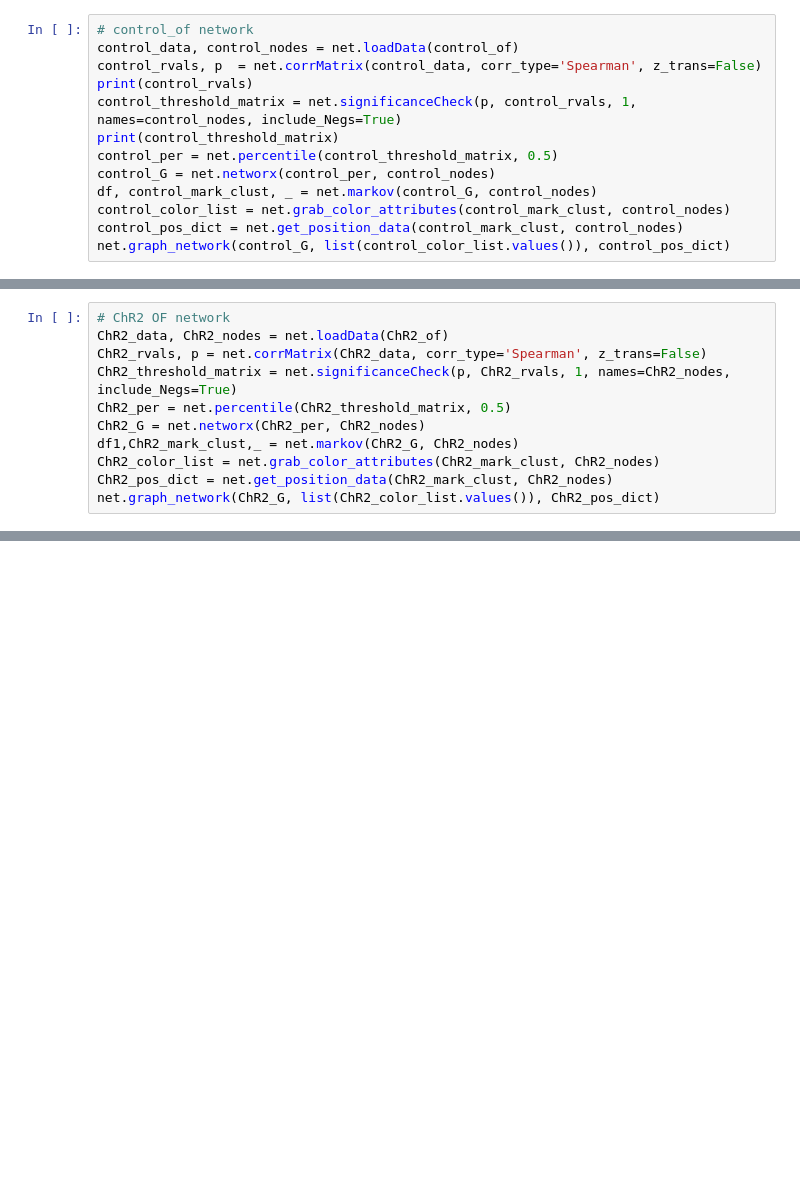
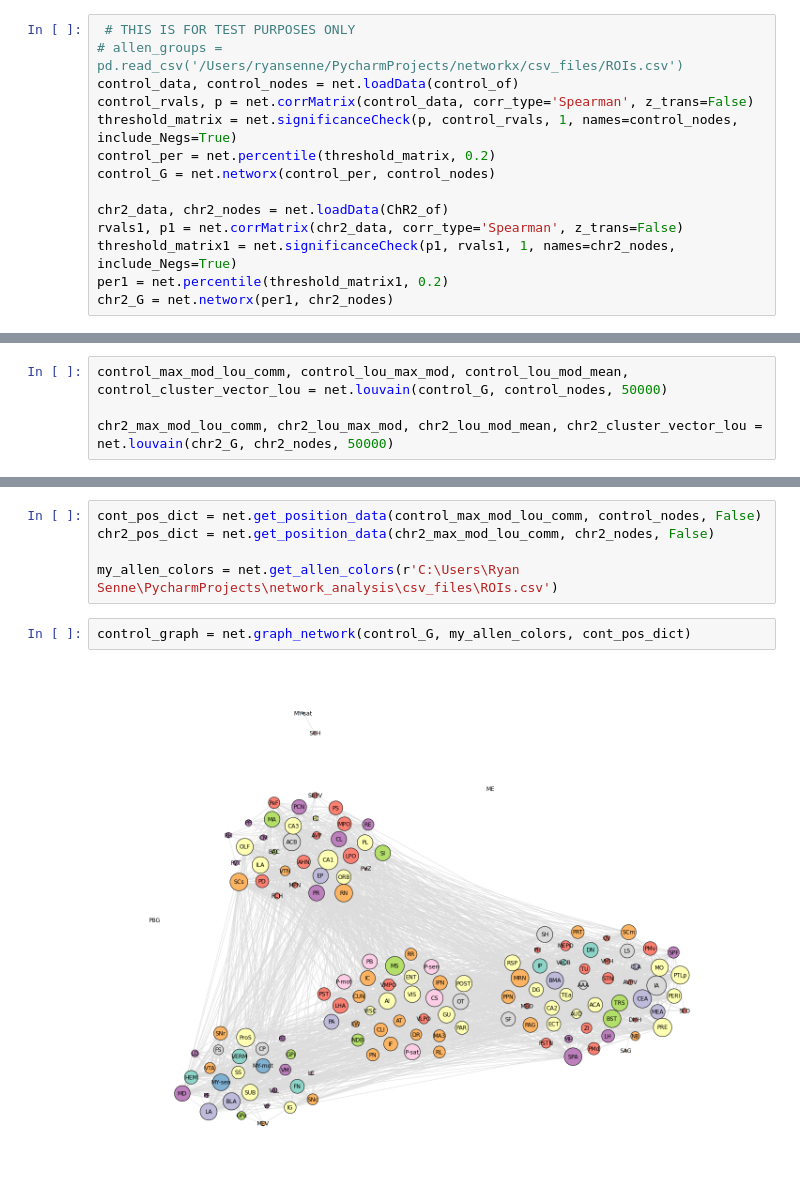
Before and after one commit to rsenne/network_analysis, a Jupyter notebook: ryan_analysis_notebook.ipynb, the cells around one changed output, grey strips where cells are left out. Saved outputs shown, nothing was run; the diff lists cells and outputs as text; blank space fills up the shorter version.

```diff
--- a/ryan_analysis_notebook.ipynb
+++ b/ryan_analysis_notebook.ipynb
@@ -10,13 +15,14 @@ ChR2_of = r'C:\Users\Ryan Senne\PycharmProjects\network_analysis\csv_files\Contr
 # %%
-# control_of network
+ # THIS IS FOR TEST PURPOSES ONLY
+# allen_groups = pd.read_csv('/Users/ryansenne/PycharmProjects/networkx/csv_files/ROIs.csv')
 control_data, control_nodes = net.loadData(control_of)
-control_rvals, p  = net.corrMatrix(control_data, corr_type='Spearman', z_trans=False)
-print(control_rvals)
-control_threshold_matrix = net.significanceCheck(p, control_rvals, 1, names=control_nodes, include_Negs=True)
-print(control_threshold_matrix)
-control_per = net.percentile(control_threshold_matrix, 0.5)
+control_rvals, p = net.corrMatrix(control_data, corr_type='Spearman', z_trans=False)
+threshold_matrix = net.significanceCheck(p, control_rvals, 1, names=control_nodes, include_Negs=True)
+control_per = net.percentile(threshold_matrix, 0.2)
 control_G = net.networx(control_per, control_nodes)
-df, control_mark_clust, _ = net.markov(control_G, control_nodes)
-control_color_list = net.grab_color_attributes(control_mark_clust, control_nodes)
-control_pos_dict = net.get_position_data(control_mark_clust, control_nodes)
-net.graph_network(control_G, list(control_color_list.values()), control_pos_dict)
+
+chr2_data, chr2_nodes = net.loadData(ChR2_of)
+rvals1, p1 = net.corrMatrix(chr2_data, corr_type='Spearman', z_trans=False)
+threshold_matrix1 = net.significanceCheck(p1, rvals1, 1, names=chr2_nodes, include_Negs=True)
+per1 = net.percentile(threshold_matrix1, 0.2)
+chr2_G = net.networx(per1, chr2_nodes)
@@ -65,11 +28,0 @@ control_hub
-# %%
-# ChR2 OF network
-ChR2_data, ChR2_nodes = net.loadData(ChR2_of)
-ChR2_rvals, p = net.corrMatrix(ChR2_data, corr_type='Spearman', z_trans=False)
-ChR2_threshold_matrix = net.significanceCheck(p, ChR2_rvals, 1, names=ChR2_nodes, include_Negs=True)
-ChR2_per = net.percentile(ChR2_threshold_matrix, 0.5)
-ChR2_G = net.networx(ChR2_per, ChR2_nodes)
-df1,ChR2_mark_clust,_ = net.markov(ChR2_G, ChR2_nodes)
-ChR2_color_list = net.grab_color_attributes(ChR2_mark_clust, ChR2_nodes)
-ChR2_pos_dict = net.get_position_data(ChR2_mark_clust, ChR2_nodes)
-net.graph_network(ChR2_G, list(ChR2_color_list.values()), ChR2_pos_dict)
@@ -126,0 +33,4 @@ print(ChR2_of_Sigma)
+# %%
+control_max_mod_lou_comm, control_lou_max_mod, control_lou_mod_mean, control_cluster_vector_lou = net.louvain(control_G, control_nodes, 50000)
+
+chr2_max_mod_lou_comm, chr2_lou_max_mod, chr2_lou_mod_mean, chr2_cluster_vector_lou = net.louvain(chr2_G, chr2_nodes, 50000)
@@ -126,0 +57,9 @@ print(ChR2_of_Sigma)
+# %%
+cont_pos_dict = net.get_position_data(control_max_mod_lou_comm, control_nodes, False)
+chr2_pos_dict = net.get_position_data(chr2_max_mod_lou_comm, chr2_nodes, False)
+
+my_allen_colors = net.get_allen_colors(r'C:\Users\Ryan Senne\PycharmProjects\network_analysis\csv_files\ROIs.csv')
+# %%
+control_graph = net.graph_network(control_G, my_allen_colors, cont_pos_dict)
+# %% [output]
+[figure, added]
```
Also changed, not shown: parts of 18 cells of this notebook, 5 other files.
